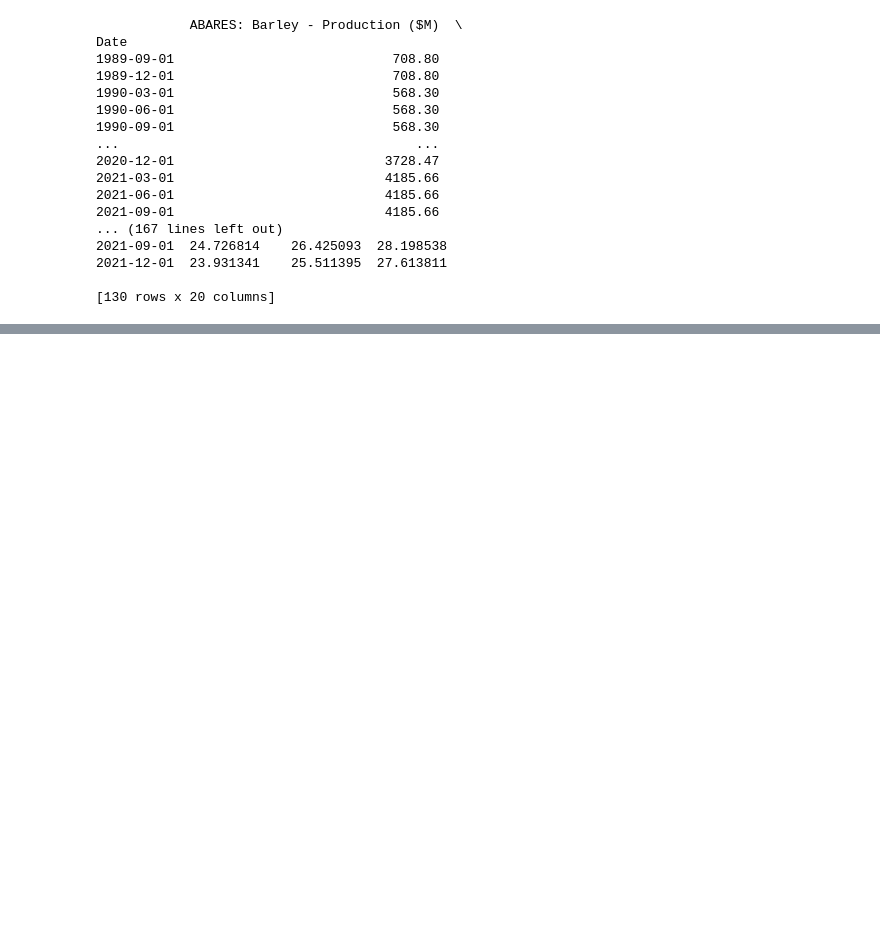
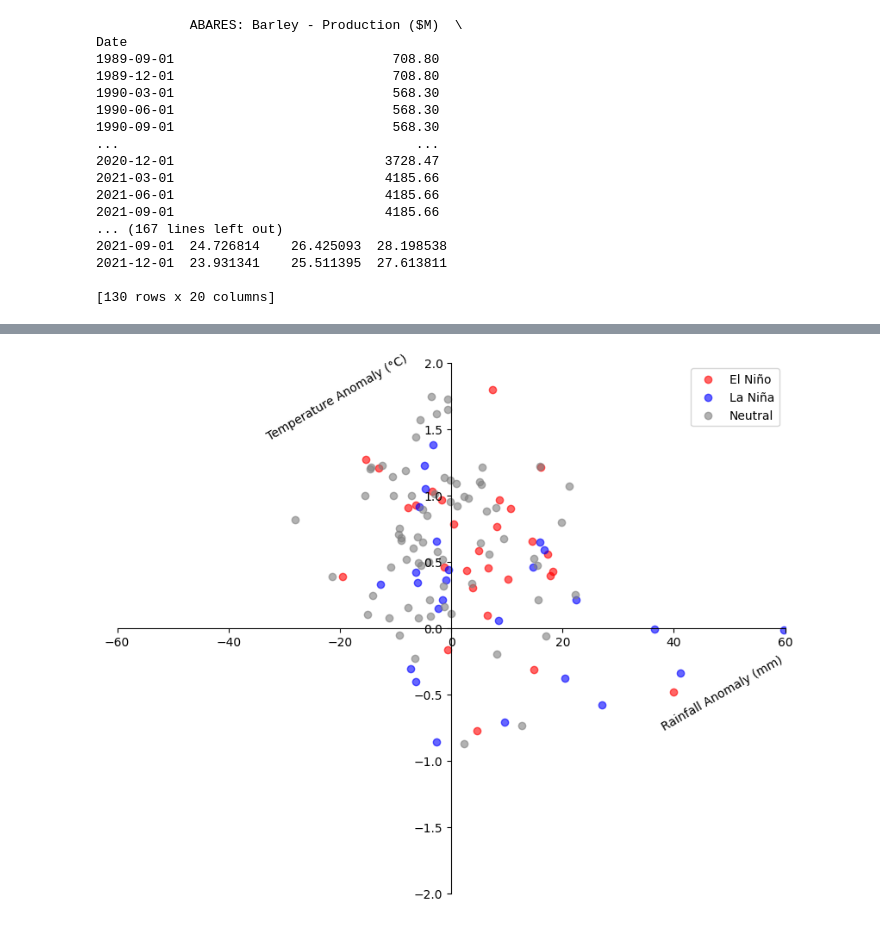
Before and after one commit to owng25/DATA1902-Stage-2, a Jupyter notebook: Code/Owen_Y/main.ipynb, the cells around one changed output, grey strips where cells are left out. Cells and saved outputs as stored; diff of their text form; code cells hidden in the pictures; blank space fills up the shorter version.

```diff
--- a/Code/Owen_Y/main.ipynb
+++ b/Code/Owen_Y/main.ipynb
@@ -112,3 +127,51 @@ plt.show()
             - Quantiative: Rainfall
                 - Chart A
 '''
+# %%
+australian_weather_df = pd.read_csv("../../Data/Quarterly Weather Data.csv", index_col="Date", parse_dates=True, usecols=["Date", "Rainfall Anomaly","Temperature Anomaly"])
+ENSO_df = pd.read_csv("SOI_ONI_ENSO.csv", index_col="Date", parse_dates=True)
+
+from functools import reduce
+working_df = reduce(lambda left,right: pd.merge(left,right,on=['Date'],
+                                            how='inner'), [agriculture_production_df, australian_weather_df, ENSO_df, SST_df])
+
+working_df.dropna(inplace=True)
+# %%
+import matplotlib.pyplot as plt
+
+fig = plt.figure(figsize=(10, 8))
+fig.suptitle('')
+ax = fig.add_subplot()
+
+ENSO_cmap = {"El Niño": "red", "La Niña": "blue", "Neutral": "gray"}
+
+for ENSO in ["El Niño", "La Niña", "Neutral"]:
+    ax.scatter(x=working_df[working_df["ENSO"] == ENSO]["Rainfall Anomaly"], y=working_df[working_df["ENSO"] == ENSO]["Temperature Anomaly"], c=ENSO_cmap[ENSO], label=ENSO, alpha=0.6)
+
+ax.spines['left'].set_position('zero')
+ax.spines['bottom'].set_position('zero')
+
+# Eliminate upper and right axes
+ax.spines['right'].set_color('none')
+ax.spines['top'].set_color('none')
+
+# Show ticks in the left and lower axes only
+ax.xaxis.set_ticks_position('bottom')
+ax.yaxis.set_ticks_position('left')
+
+ax.set_xlabel('Rainfall Anomaly (mm)', loc="right", rotation=30)
+ax.set_ylabel('Temperature Anomaly (°C)', loc="top", rotation=30)
+
+ax.set_ylim([-2, 2])
+ax.set_xlim([-60, 60])
+
+ax.legend()
+plt.show()
+
+# M3
+
+# If much more data was added, this visualisation would fail because the graph would be too crowded.
+# one way to resolve this would be to group be decade and allow an interactive slider to slide between decades. This further allows visualisation of temporal trends
+# Alternatively, a joint density visualisation could be used to abstract away the individual data points
+# %% [output]
+[figure, added]
```
Also changed, not shown: parts of 3 cells of this notebook, 1 other file.
